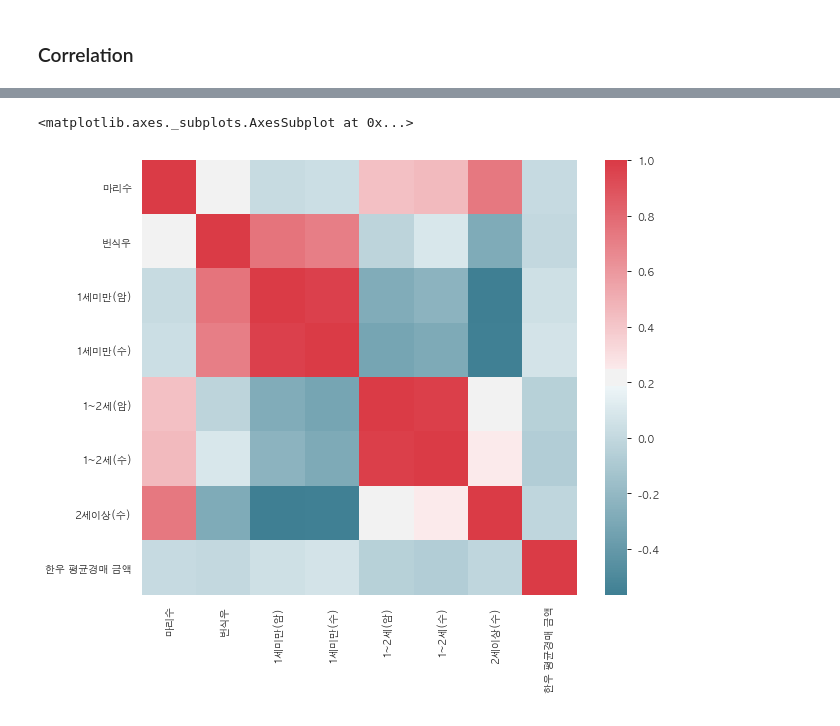
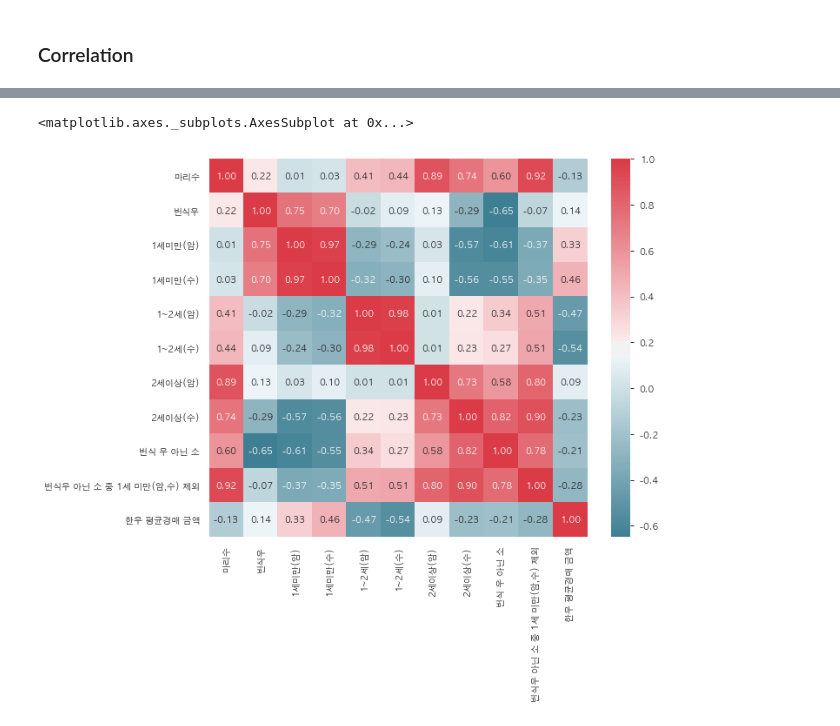
Before and after one commit to DSC-SCH/livestock-solution-project, a Jupyter notebook: eda/livestock_breeding_status.ipynb, the cells around one changed output, grey strips where cells are left out. Cells and saved outputs as stored; diff of their text form; code cells hidden in the pictures.

```diff
--- a/eda/livestock_breeding_status.ipynb
+++ b/eda/livestock_breeding_status.ipynb
@@ -88,0 +175,5 @@ Target Data Statistics Summary
+# %%
+status_df["번식 우 아닌 소"] = status_df["마리수"] - status_df["번식우"]
+status_df["번식우 아닌 소 중 1세 미만(암,수) 제외"] = status_df["1~2세(암)"] + status_df["1~2세(수)"] + status_df["2세이상(암)"]  + status_df["2세이상(수)"]
+
+status_df.head()
@@ -110,5 +200,0 @@ LiveStock Status Data Shape : (28, 10)
-# %%
-# convert string value to interger
-
-status_df["마리수"] = status_df["마리수"].apply(lambda x : int(x.replace(",", "")))
-status_df["번식우"] = status_df["번식우"].apply(lambda x : int(x.replace(",", "")))
@@ -153,3 +233,14 @@ status_df.isna().any()
 dtype: bool
 # %% [markdown]
 결측치 존재 x
+# %%
+plt.figure(figsize=(70, 40))
+plt.suptitle("가축현황 데이터", fontsize=30, x=0.3)
+plt.subplot(2, 2, 1)
+
+columns = list(set(status_df.columns) - set(["날짜", "연도", "월"]))
+
+# plt.subplot(len(columns), 1, 1)
+for c in columns:
+    status_df[c] = status_df[c].astype("int")
+    ax =sns.lineplot(x="날짜", y=f"{c}", data=status_df, legend="brief", label=c)
@@ -155,0 +251,9 @@ dtype: bool
+# %%
+plt.figure(figsize=(20, 40))
+plt.suptitle("가축 현황 데이터", fontsize=30, x=0.5)
+plt.subplots_adjust(hspace=0.4, wspace=0.2)
+
+for i, c in enumerate(columns):
+    plt.subplot(len(columns), 2, i+1)
+    status_df[c] = status_df[c].astype("int")
+    sns.lineplot(x="연도", y=f"{c}", data=status_df, legend="brief", label=c)
@@ -308,7 +418,7 @@ corr.style.background_gradient(cmap='coolwarm').set_precision(2)
 # %%
 f, ax = plt.subplots(figsize=(10, 8))
 sns.heatmap(corr, mask=np.zeros_like(corr, dtype=np.bool), cmap=sns.diverging_palette(220, 10, as_cmap=True),
-            square=True, ax=ax)
+            square=True, ax=ax, fmt=".2f", annot=True)
 # %% [output]
 <matplotlib.axes._subplots.AxesSubplot at 0x...>
-[figure, old version]
+[figure, new version]
```
Also changed, not shown: parts of 32 cells of this notebook.
